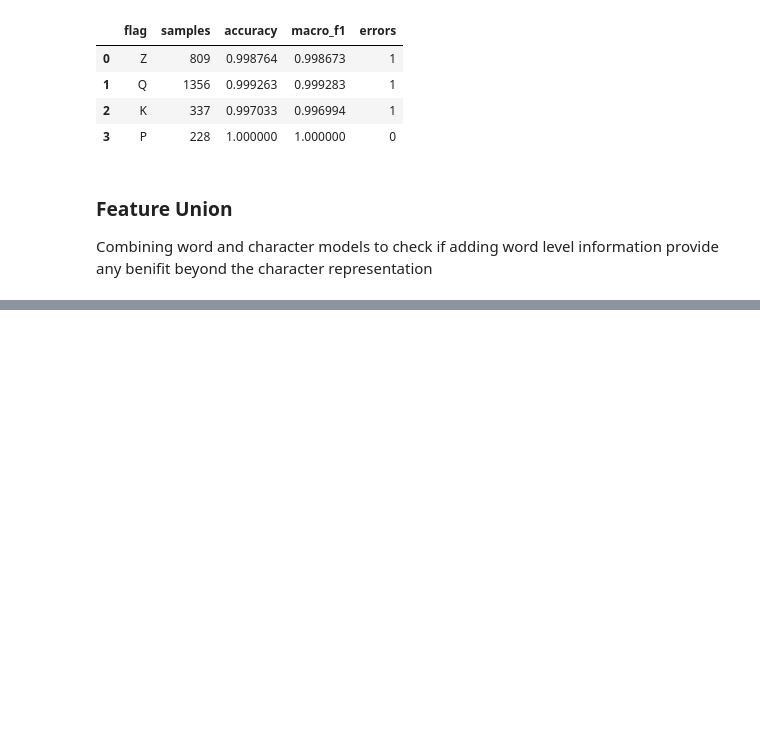
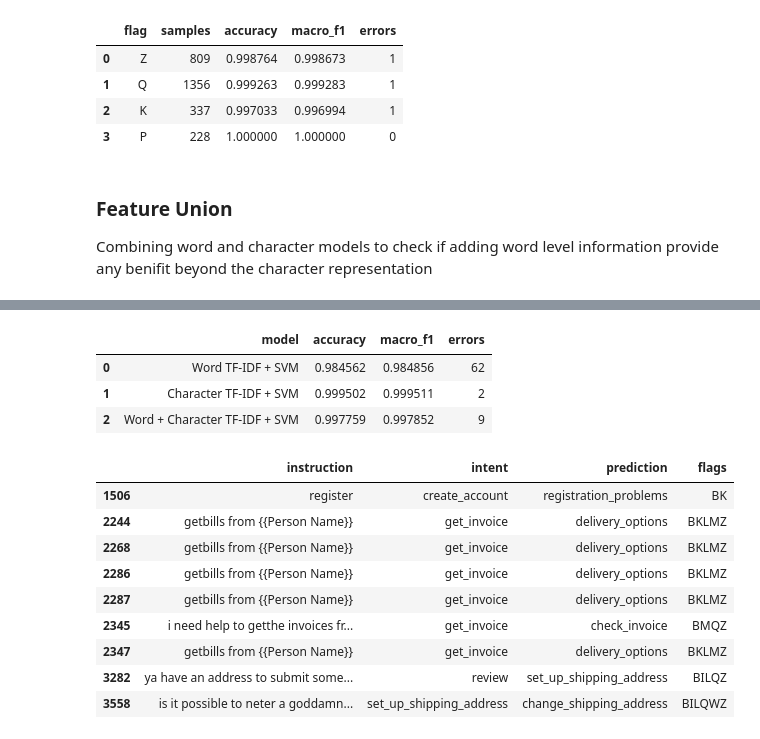
Before and after one commit to ribhupramanik/ResolveAI, a Jupyter notebook: notebooks/02_baseline_models.ipynb, the cells around one changed output, grey strips where cells are left out. Saved outputs shown, nothing was run; the diff lists cells and outputs as text; code cells hidden in the pictures; blank space fills up the shorter version.

Commit message:
Created a hybrid model that has word as well as character svm + tfidf, checked its performace and compared all the three variations of the model

```diff
--- a/notebooks/02_baseline_models.ipynb
+++ b/notebooks/02_baseline_models.ipynb
@@ -1518,0 +1550,61 @@ hybrid_predictions = (
+# %%
+final_classical_comparison = pd.DataFrame([
+    {
+        "model": "Word TF-IDF + SVM",
+        "accuracy": svm_accuracy,
+        "macro_f1": svm_macro_f1,
+        "errors": svm_errors
+    },
+    {
+        "model": "Character TF-IDF + SVM",
+        "accuracy": char_svm_accuracy,
+        "macro_f1": char_svm_macro_f1,
+        "errors": char_svm_errors
+    },
+    {
+        "model": "Word + Character TF-IDF + SVM",
+        "accuracy": hybrid_accuracy,
+        "macro_f1": hybrid_macro_f1,
+        "errors": hybrid_errors
+    }
+])
+
+final_classical_comparison
+# %% [output]
+|  | model | accuracy | macro_f1 | errors |
+| 0 | Word TF-IDF + SVM | 0.984562 | 0.984856 | 62 |
+| 1 | Character TF-IDF + SVM | 0.999502 | 0.999511 | 2 |
+| 2 | Word + Character TF-IDF + SVM | 0.997759 | 0.997852 | 9 |
+# %%
+hybrid_results_df = generic_val_df.copy()
+
+hybrid_results_df["prediction"] = (
+    hybrid_predictions
+)
+
+hybrid_results_df["is_correct"] = (
+    hybrid_results_df["intent"]
+    == hybrid_results_df["prediction"]
+)
+
+hybrid_results_df[
+    ~hybrid_results_df["is_correct"]
+][
+    [
+        "instruction",
+        "intent",
+        "prediction",
+        "flags"
+    ]
+]
+# %% [output]
+|  | instruction | intent | prediction | flags |
+| 1506 | register | create_account | registration_problems | BK |
+| 2244 | getbills from {{Person Name}} | get_invoice | delivery_options | BKLMZ |
+| 2268 | getbills from {{Person Name}} | get_invoice | delivery_options | BKLMZ |
+| 2286 | getbills from {{Person Name}} | get_invoice | delivery_options | BKLMZ |
+| 2287 | getbills from {{Person Name}} | get_invoice | delivery_options | BKLMZ |
+| 2345 | i need help to getthe invoices fr... | get_invoice | check_invoice | BMQZ |
+| 2347 | getbills from {{Person Name}} | get_invoice | delivery_options | BKLMZ |
+| 3282 | ya have an address to submit some... | review | set_up_shipping_address | BILQZ |
+| 3558 | is it possible to neter a goddamn... | set_up_shipping_address | change_shipping_address | BILQWZ |
```
Also changed, not shown: parts of 1 cell of this notebook.
